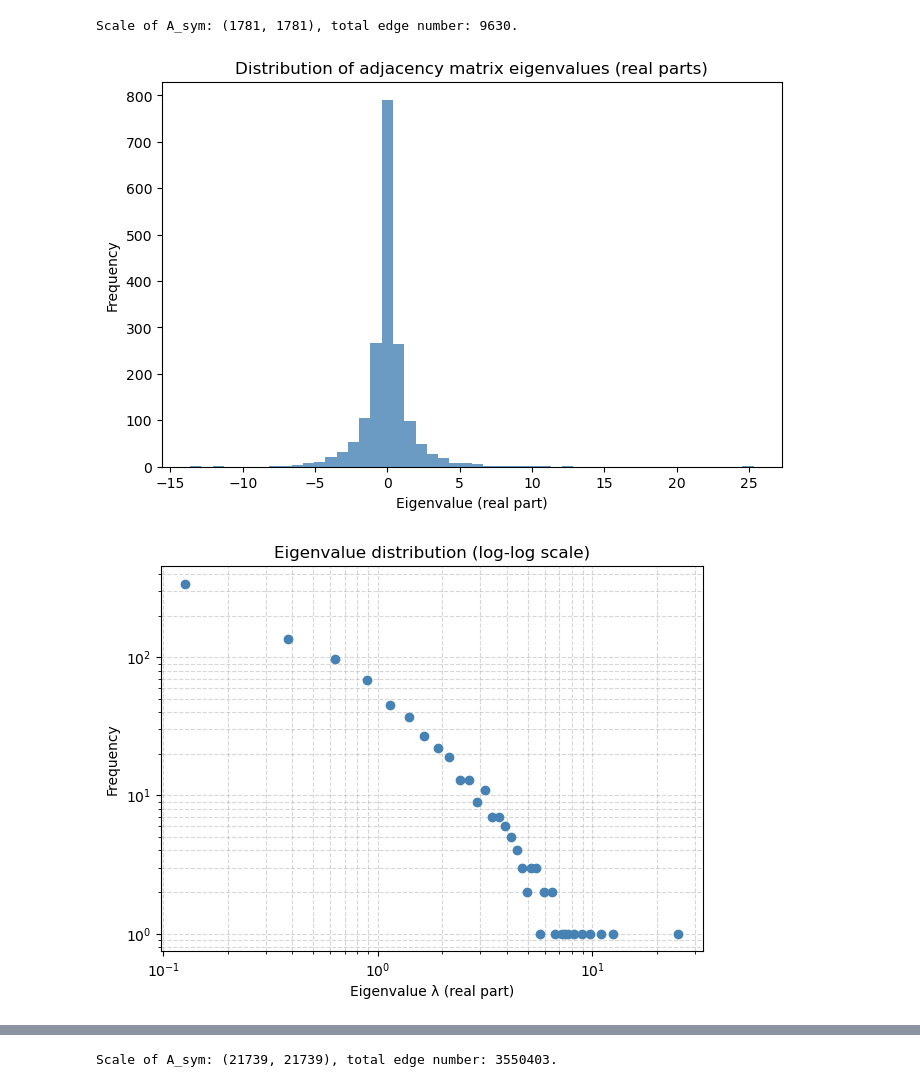
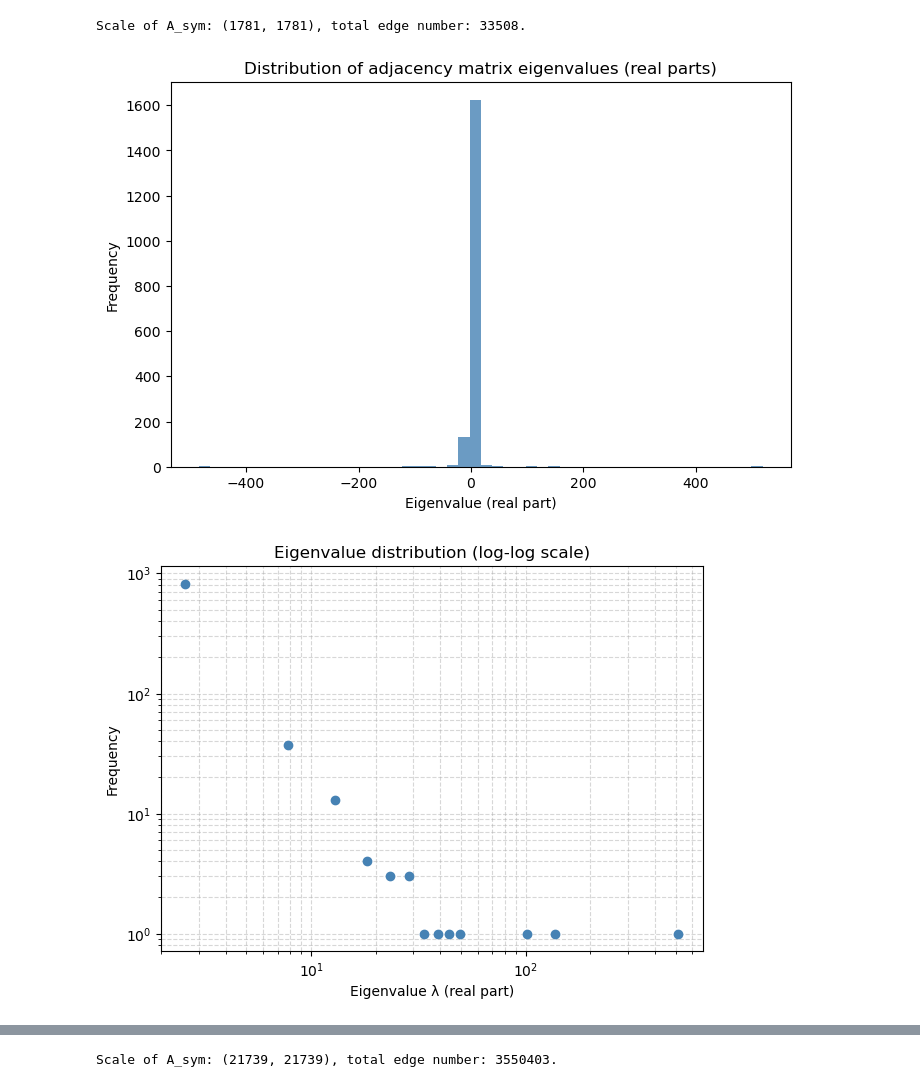
Before and after one commit to lhtPeking/Power-Law, a Jupyter notebook: LynnReproduction/Simulation/connectome_analysis.ipynb, the cells around one changed output, grey strips where cells are left out. Cells and saved outputs as stored; diff of their text form; code cells hidden in the pictures.

```diff
--- a/LynnReproduction/Simulation/connectome_analysis.ipynb
+++ b/LynnReproduction/Simulation/connectome_analysis.ipynb
@@ -17,7 +17,7 @@ A = np.zeros((n, n))
 
 for _, row in df_elegans.iterrows():
     i, j, w = int(row['pre']), int(row['post']), row['weight']
-    A[i-1, j-1] = w
+    A[i-1, j-1] += w
 
 A_sym = (A + A.T) / 2
 
@@ -59,37 +59,37 @@ A = np.zeros((n, n))
 
 for _, row in df_dros_optic_medulla.iterrows():
     i, j, w = int(row['pre']), int(row['post']), row['weight']
-    A[i-1, j-1] = w
+    A[i-1, j-1] += w
 
 A_sym = (A + A.T) / 2
 
 print(f"Scale of A_sym: {A_sym.shape}, total edge number: {int(A_sym.sum())}.")
 
 eigs = eigvals(A_sym)
 real_eigs = np.real(eigs)
 
 plt.figure(figsize=(8,5))
 plt.hist(real_eigs, bins=50, color='steelblue', alpha=0.8)
 plt.xlabel("Eigenvalue (real part)")
 plt.ylabel("Frequency")
 plt.title("Distribution of adjacency matrix eigenvalues (real parts)")
 plt.show()
 
 positive_eigs = real_eigs[real_eigs > 0]
 counts, bins = np.histogram(positive_eigs, bins=100)
 bin_centers = (bins[:-1] + bins[1:]) / 2
 
 plt.figure(figsize=(7,5))
 plt.loglog(bin_centers, counts, 'o', color='steelblue')
 plt.xlabel("Eigenvalue λ (real part)")
 plt.ylabel("Frequency")
 plt.title("Eigenvalue distribution (log-log scale)")
 plt.grid(True, which="both", ls="--", alpha=0.5)
 plt.show()
 # %% [output]
-Scale of A_sym: (1781, 1781), total edge number: 9630.
+Scale of A_sym: (1781, 1781), total edge number: 33508.
-[figure, old version]
+[figure, new version]
-[figure, old version]
+[figure, new version]
 # %%
 import numpy as np
 import pandas as pd
```
Also changed, not shown: parts of 2 cells of this notebook, 5 other files.
